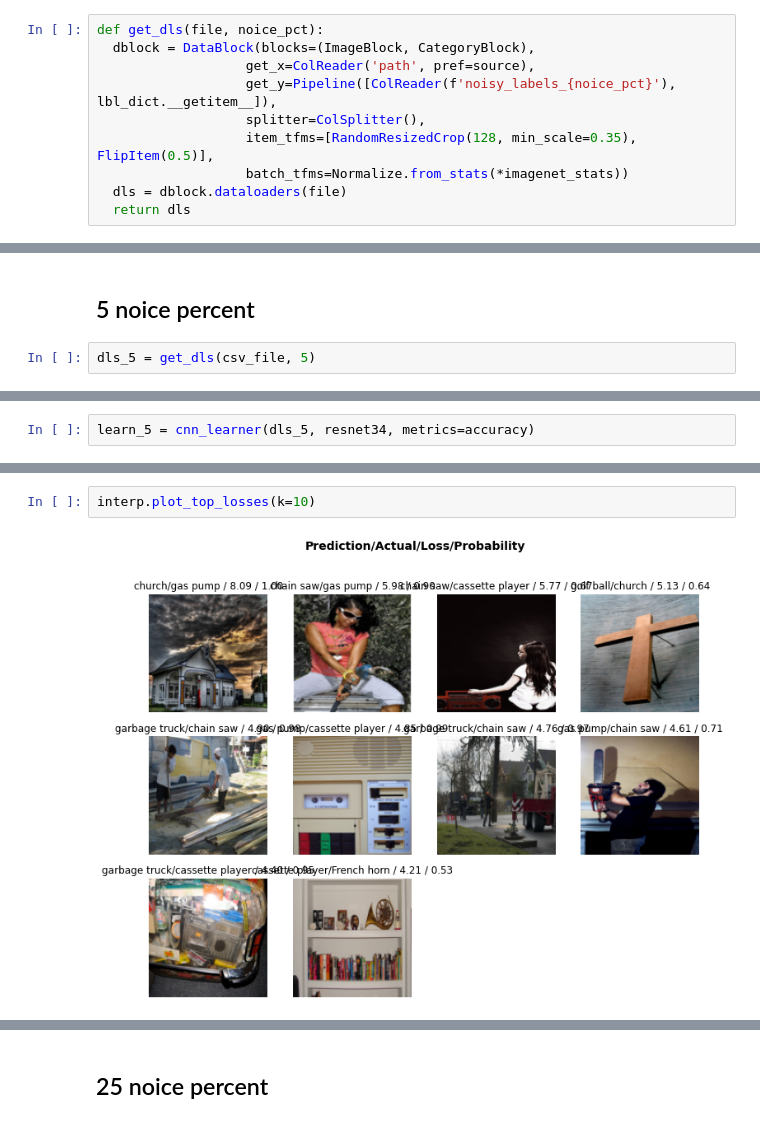
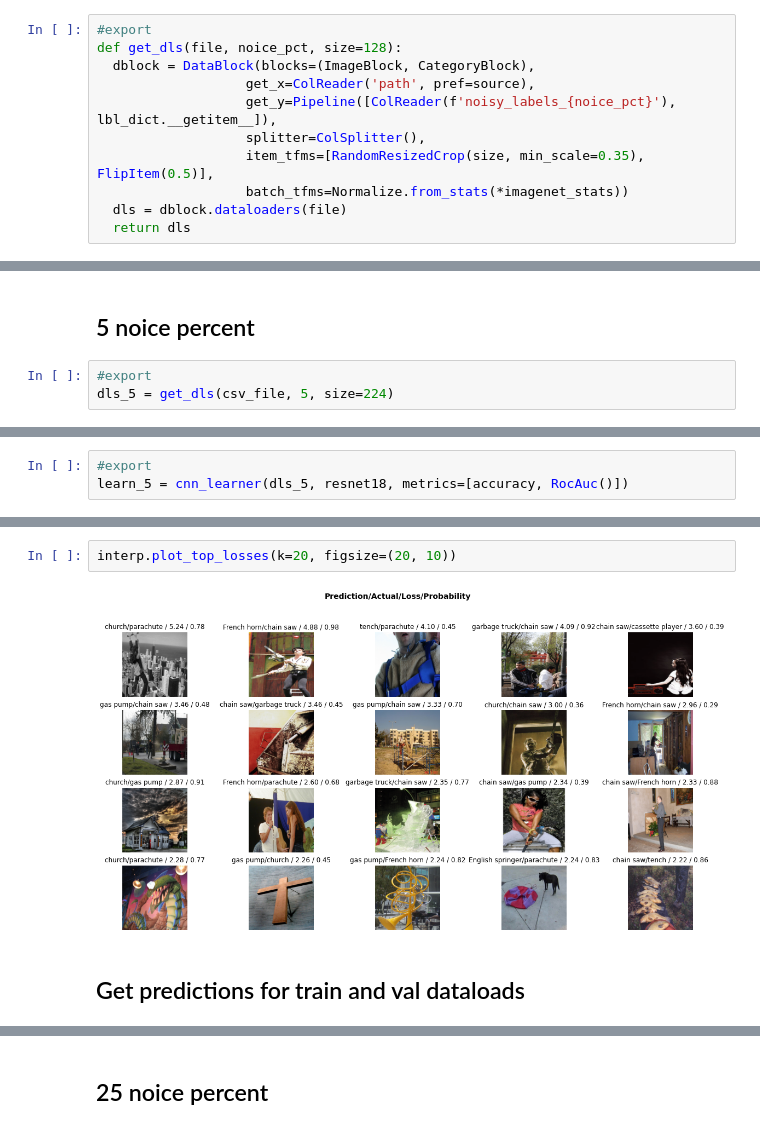
Before and after one commit to manisnesan/fastclean, a Jupyter notebook: 01_noisyimagenette.ipynb, the cells around one changed output, grey strips where cells are left out. Drawn from its saved outputs; the diff is of its cells as text.

```diff
--- a/01_noisyimagenette.ipynb
+++ b/01_noisyimagenette.ipynb
@@ -59,10 +69,11 @@ def label_func(fname):
 # %%
-def get_dls(file, noice_pct):
+#export
+def get_dls(file, noice_pct, size=128):
   dblock = DataBlock(blocks=(ImageBlock, CategoryBlock),
                    get_x=ColReader('path', pref=source),
                    get_y=Pipeline([ColReader(f'noisy_labels_{noice_pct}'), lbl_dict.__getitem__]),
                    splitter=ColSplitter(),
-                   item_tfms=[RandomResizedCrop(128, min_scale=0.35), FlipItem(0.5)],
+                   item_tfms=[RandomResizedCrop(size, min_scale=0.35), FlipItem(0.5)],
                    batch_tfms=Normalize.from_stats(*imagenet_stats))
   dls = dblock.dataloaders(file)
   return dls
@@ -71,4 +80,5 @@ set_seed(42, reproducible=True)
 # %% [markdown]
 ## 5 noice percent
 # %%
-dls_5 = get_dls(csv_file, 5)
+#export
+dls_5 = get_dls(csv_file, 5, size=224)
@@ -79,2 +172,3 @@ dls_5.show_batch()
 # %%
-learn_5 = cnn_learner(dls_5, resnet34, metrics=accuracy)
+#export
+learn_5 = cnn_learner(dls_5, resnet18, metrics=[accuracy, RocAuc()])
@@ -145,4 +274,6 @@ dls_5.train_ds[3871]
 # %%
-interp.plot_top_losses(k=10)
+interp.plot_top_losses(k=20, figsize=(20, 10))
 # %% [output]
-[figure, old version]
+[figure, new version]
+# %% [markdown]
+## Get predictions for train and val dataloads
```
Also changed, not shown: parts of 53 cells of this notebook, 2 other files.
